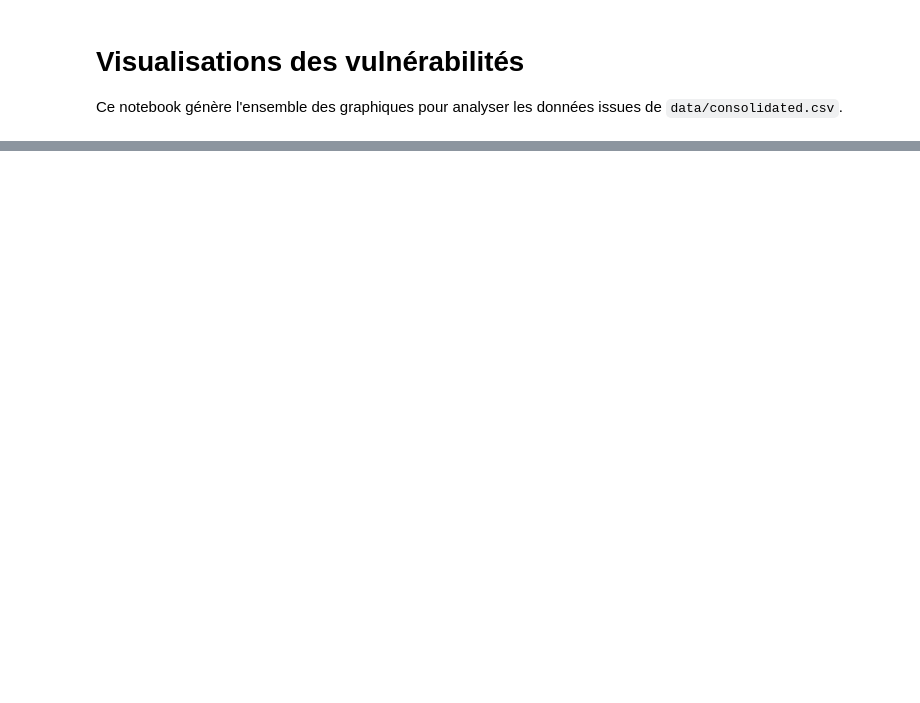
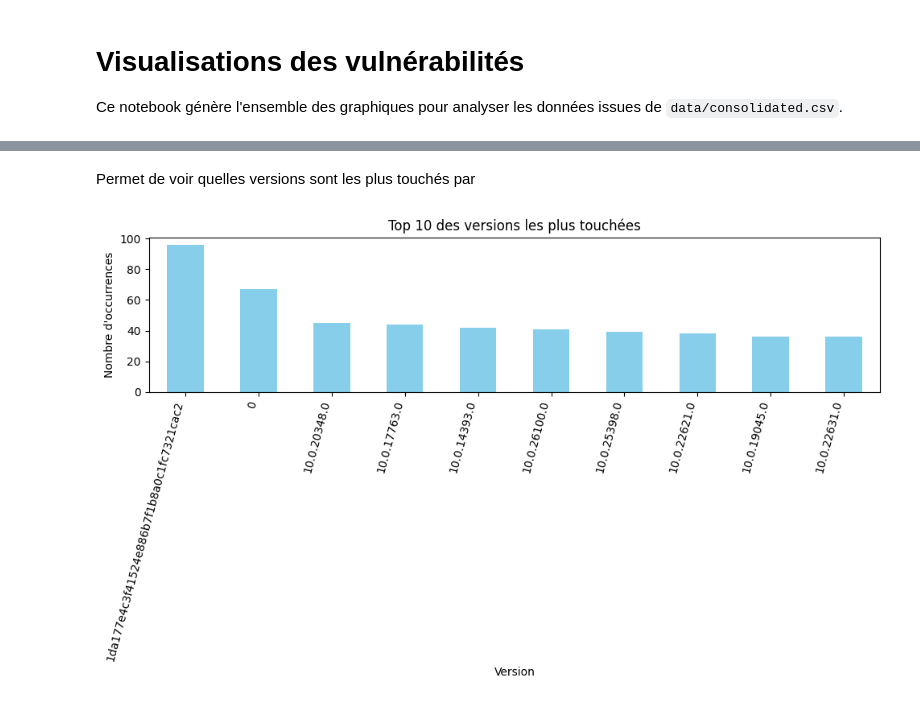
Before and after one commit to totolezozo/Project-Mastercamp, a Jupyter notebook: notebooks/visualizations.ipynb, the cells around one changed output, grey strips where cells are left out. Drawn from its saved outputs; the diff is of its cells as text; code cells hidden in the pictures; blank space fills up the shorter version.

```diff
--- a/notebooks/visualizations.ipynb
+++ b/notebooks/visualizations.ipynb
@@ -153,0 +118,35 @@ plt.show()
+# %% [markdown]
+Permet de voir quelles versions sont les plus touchés par
+# %%
+# 9. Top 10 des versions les plus touchées
+df_versions = df[['versions']].dropna().copy()
+
+# Séparer les versions dans une liste par ligne (split sur ;)
+df_versions['versions_list'] = df_versions['versions'].str.split(';')
+
+# Exploser la liste pour avoir une ligne par version
+df_exp = df_versions.explode('versions_list')
+
+# Nettoyer les espaces autour des versions
+df_exp['versions_list'] = df_exp['versions_list'].str.strip()
+
+# Compter les occurrences de chaque version, prendre les 10 premières
+version_counts = df_exp['versions_list'].value_counts().head(10)
+
+# Plot avec figure plus large pour éviter les coupures
+plt.figure(figsize=(10,6))
+version_counts.plot(kind='bar', color='skyblue')
+
+plt.title('Top 10 des versions les plus touchées')
+plt.xlabel('Version')
+plt.ylabel("Nombre d'occurrences")
+
+# Rotation des labels sur l'axe X pour une meilleure lisibilité
+plt.xticks(rotation=75, ha='right', fontsize=10)
+
+# Ajustement automatique des marges
+plt.tight_layout()
+
+plt.show()
+# %% [output]
+[figure, added]
```
Also changed, not shown: parts of 27 cells of this notebook, 2 other files.
